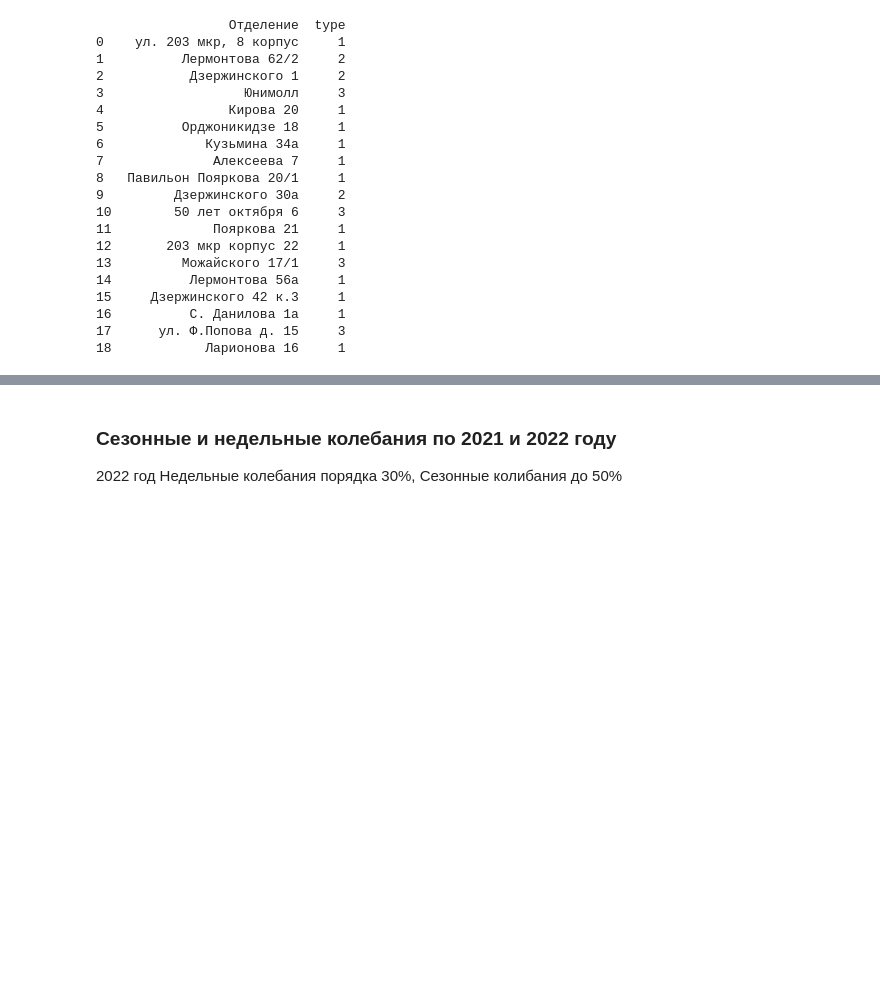
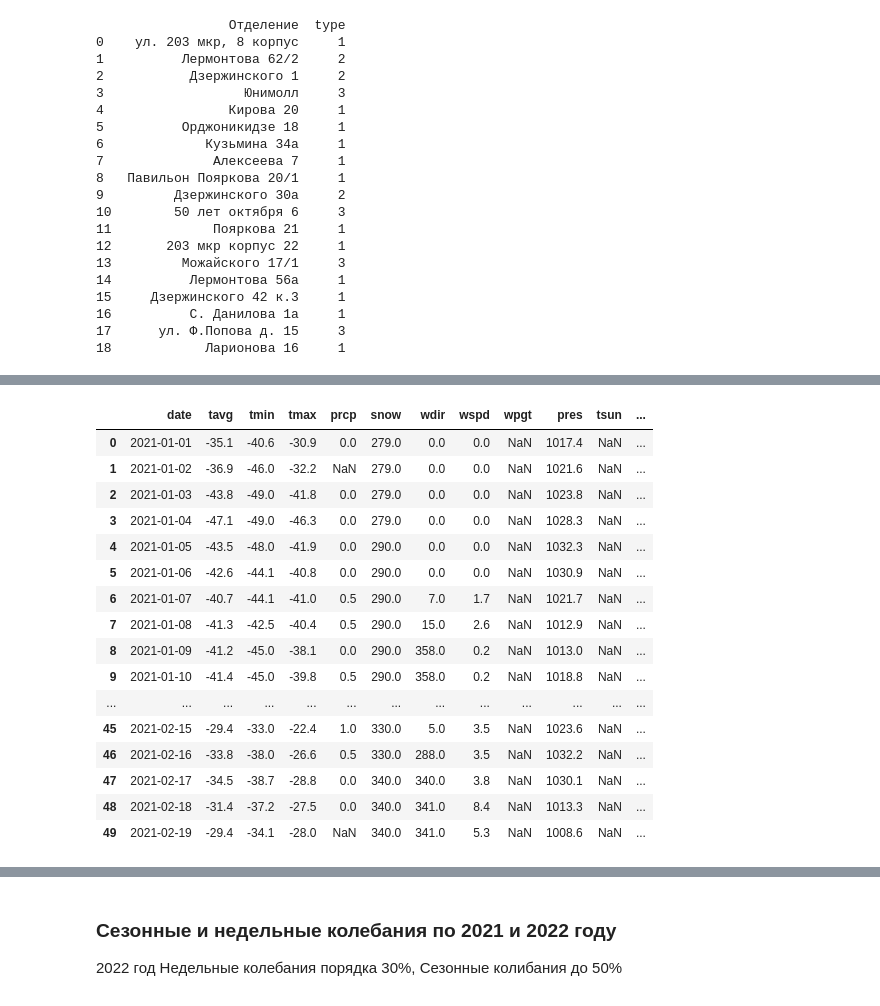
Before and after one commit to KeskilV/rb_daypp, a Jupyter notebook: ipynb/TZ_DPP.ipynb, the cells around one changed output, grey strips where cells are left out. Cells and saved outputs as stored; diff of their text form; code cells hidden in the pictures; blank space fills up the shorter version.

Commit message:
catalogs ready

```diff
--- a/ipynb/TZ_DPP.ipynb
+++ b/ipynb/TZ_DPP.ipynb
@@ -268,0 +331,3 @@ print (typett[['Отделение','type']])
+# %%
+# Скачиваем данные о погоде, файл из сайта https://meteostat.net/ru/place/ru/yakutsk?s=24959&t=2021-01-01/2023-01-15
+weather = pd.read_excel('../data/catalogs/weather_2021-2022.xlsx')
@@ -268,0 +350,2 @@ print (typett[['Отделение','type']])
+# %%
+weather['date'] = pd.to_datetime(weather['date'])
@@ -268,0 +373,4 @@ print (typett[['Отделение','type']])
+# %%
+#Установка границы температуры
+t_key = -46
+weather['factor'] = weather['tavg'].map(lambda x: f'ниже {t_key}' if x<=t_key else f'выше {t_key}')
@@ -268,0 +397,20 @@ print (typett[['Отделение','type']])
+# %%
+weather.head(50)
+# %% [output]
+|  | date | tavg | tmin | tmax | prcp | snow | wdir | wspd | wpgt | pres | tsun | ... |
+| 0 | 2021-01-01 | -35.1 | -40.6 | -30.9 | 0.0 | 279.0 | 0.0 | 0.0 | NaN | 1017.4 | NaN | ... |
+| 1 | 2021-01-02 | -36.9 | -46.0 | -32.2 | NaN | 279.0 | 0.0 | 0.0 | NaN | 1021.6 | NaN | ... |
+| 2 | 2021-01-03 | -43.8 | -49.0 | -41.8 | 0.0 | 279.0 | 0.0 | 0.0 | NaN | 1023.8 | NaN | ... |
+| 3 | 2021-01-04 | -47.1 | -49.0 | -46.3 | 0.0 | 279.0 | 0.0 | 0.0 | NaN | 1028.3 | NaN | ... |
+| 4 | 2021-01-05 | -43.5 | -48.0 | -41.9 | 0.0 | 290.0 | 0.0 | 0.0 | NaN | 1032.3 | NaN | ... |
+| 5 | 2021-01-06 | -42.6 | -44.1 | -40.8 | 0.0 | 290.0 | 0.0 | 0.0 | NaN | 1030.9 | NaN | ... |
+| 6 | 2021-01-07 | -40.7 | -44.1 | -41.0 | 0.5 | 290.0 | 7.0 | 1.7 | NaN | 1021.7 | NaN | ... |
+| 7 | 2021-01-08 | -41.3 | -42.5 | -40.4 | 0.5 | 290.0 | 15.0 | 2.6 | NaN | 1012.9 | NaN | ... |
+| 8 | 2021-01-09 | -41.2 | -45.0 | -38.1 | 0.0 | 290.0 | 358.0 | 0.2 | NaN | 1013.0 | NaN | ... |
+| 9 | 2021-01-10 | -41.4 | -45.0 | -39.8 | 0.5 | 290.0 | 358.0 | 0.2 | NaN | 1018.8 | NaN | ... |
+| ... | ... | ... | ... | ... | ... | ... | ... | ... | ... | ... | ... | ... |
+| 45 | 2021-02-15 | -29.4 | -33.0 | -22.4 | 1.0 | 330.0 | 5.0 | 3.5 | NaN | 1023.6 | NaN | ... |
+| 46 | 2021-02-16 | -33.8 | -38.0 | -26.6 | 0.5 | 330.0 | 288.0 | 3.5 | NaN | 1032.2 | NaN | ... |
+| 47 | 2021-02-17 | -34.5 | -38.7 | -28.8 | 0.0 | 340.0 | 340.0 | 3.8 | NaN | 1030.1 | NaN | ... |
+| 48 | 2021-02-18 | -31.4 | -37.2 | -27.5 | 0.0 | 340.0 | 341.0 | 8.4 | NaN | 1013.3 | NaN | ... |
+| 49 | 2021-02-19 | -29.4 | -34.1 | -28.0 | NaN | 340.0 | 341.0 | 5.3 | NaN | 1008.6 | NaN | ... |
```
Also changed, not shown: parts of 13 cells of this notebook, 7 other files.
